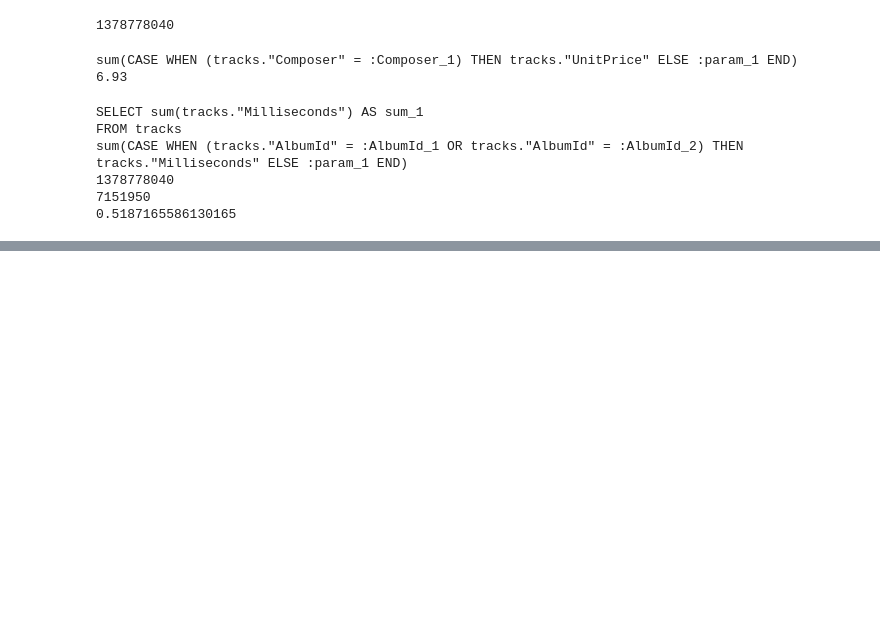
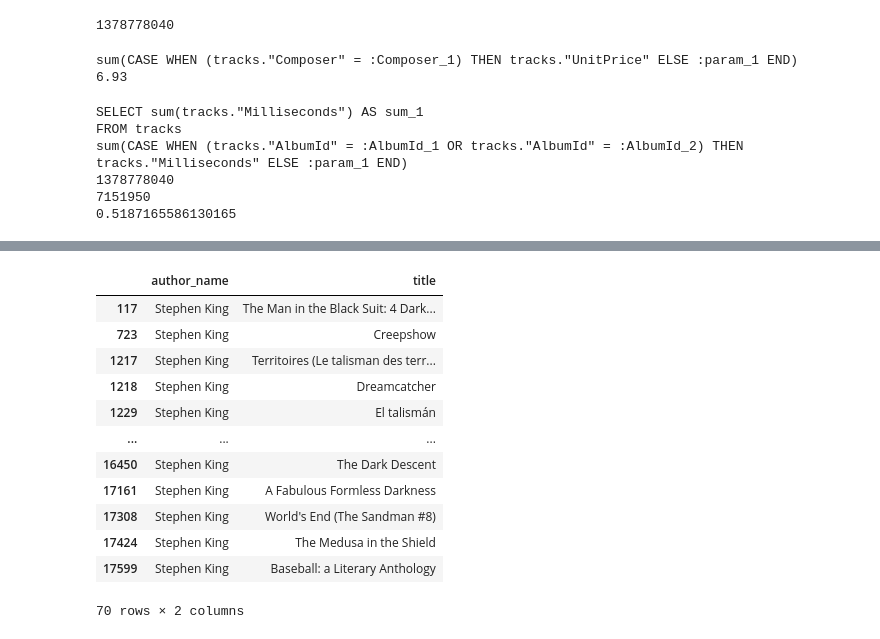
Before and after one commit to data-to-insight/D2I-Jupyter-Notebook-Tools, a Jupyter notebook: SQL_training/SQLtutorial.ipynb, the cells around one changed output, grey strips where cells are left out. Drawn from its saved outputs; the diff is of its cells as text; code cells hidden in the pictures; blank space fills up the shorter version.

```diff
--- a/SQL_training/SQLtutorial.ipynb
+++ b/SQL_training/SQLtutorial.ipynb
@@ -206,0 +317,17 @@ sum(CASE WHEN (tracks."AlbumId" = :AlbumId_1 OR tracks."AlbumId" = :AlbumId_2) T
+# %%
+df = df[df['author_name'] == 'Stephen King']
+df
+# %% [output]
+|  | author_name | title |
+| 117 | Stephen King | The Man in the Black Suit: 4 Dark... |
+| 723 | Stephen King | Creepshow |
+| 1217 | Stephen King | Territoires (Le talisman des terr... |
+| 1218 | Stephen King | Dreamcatcher |
+| 1229 | Stephen King | El talismán |
+| ... | ... | ... |
+| 16450 | Stephen King | The Dark Descent |
+| 17161 | Stephen King | A Fabulous Formless Darkness |
+| 17308 | Stephen King | World's End (The Sandman #8) |
+| 17424 | Stephen King | The Medusa in the Shield |
+| 17599 | Stephen King | Baseball: a Literary Anthology |
+70 rows × 2 columns
```
Also changed, not shown: parts of 5 cells of this notebook.
